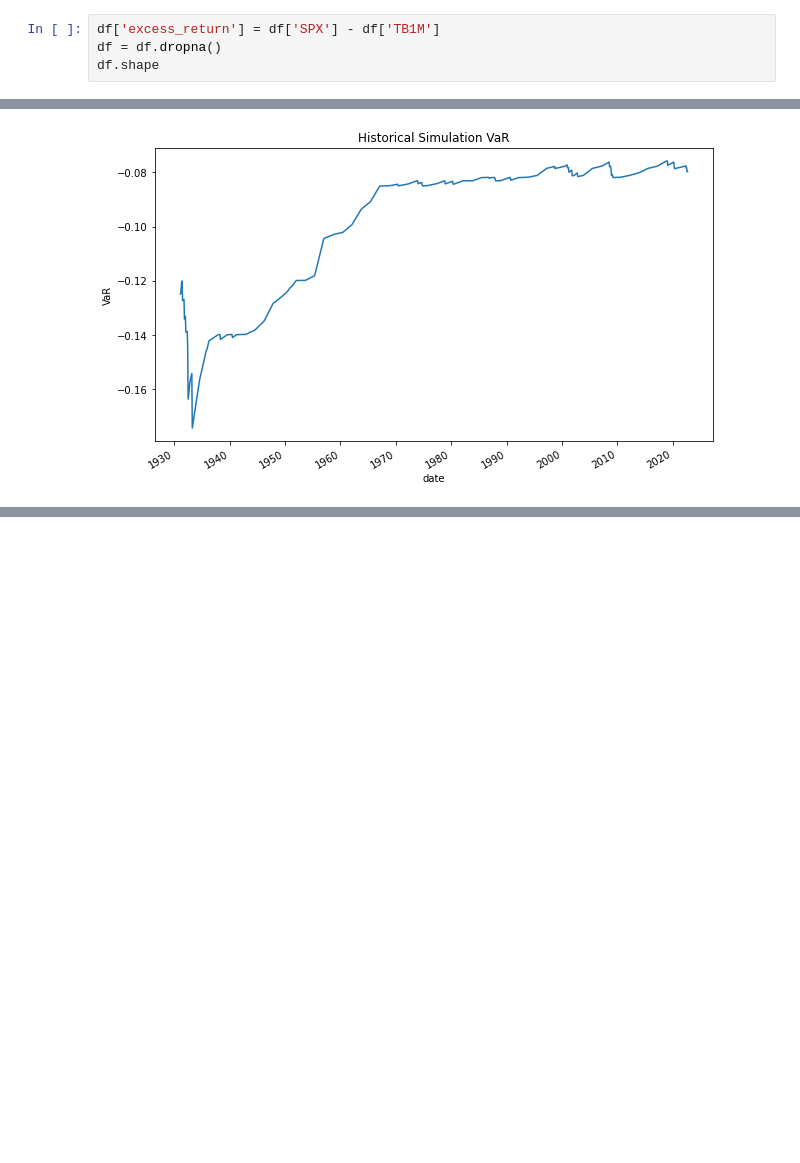
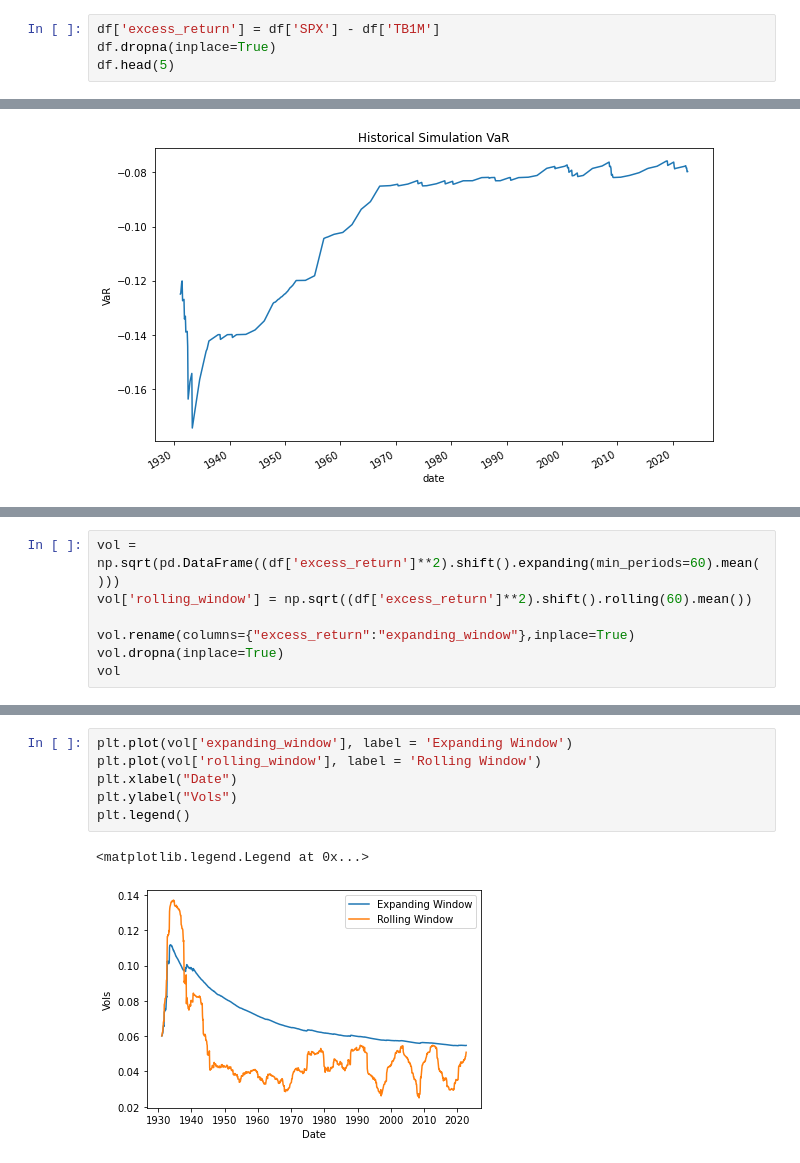
Before and after one commit to alanwake47/finm-36700-portfolio, a Jupyter notebook: week3_hw/workbook_hw3.ipynb, the cells around one changed output, grey strips where cells are left out. Drawn from its saved outputs; the diff is of its cells as text; blank space fills up the shorter version.

```diff
--- a/week3_hw/workbook_hw3.ipynb
+++ b/week3_hw/workbook_hw3.ipynb
@@ -26,6 +27,6 @@ df.head(2)
 For the full sample of SPY returns, 1926-2022, calculate the LEVEL, (not log,) excess market returns (against the treasury returns.) We use this level excess return data throughout this section
 # %%
 df['excess_return'] = df['SPX'] - df['TB1M']
-df = df.dropna()
-df.shape
+df.dropna(inplace=True)
+df.head(5)
 # %% [output]
@@ -62,0 +85,7 @@ print ("{:.2%}".format(frq))
+# %%
+vol = np.sqrt(pd.DataFrame((df['excess_return']**2).shift().expanding(min_periods=60).mean()))
+vol['rolling_window'] = np.sqrt((df['excess_return']**2).shift().rolling(60).mean())
+
+vol.rename(columns={"excess_return":"expanding_window"},inplace=True)
+vol.dropna(inplace=True)
+vol
@@ -62,0 +107,9 @@ print ("{:.2%}".format(frq))
+# %%
+plt.plot(vol['expanding_window'], label = 'Expanding Window')
+plt.plot(vol['rolling_window'], label = 'Rolling Window')
+plt.xlabel("Date")
+plt.ylabel("Vols")
+plt.legend()
+# %% [output]
+<matplotlib.legend.Legend at 0x...>
+[figure, added]
```
Also changed, not shown: parts of 59 cells of this notebook, 2 other files.
